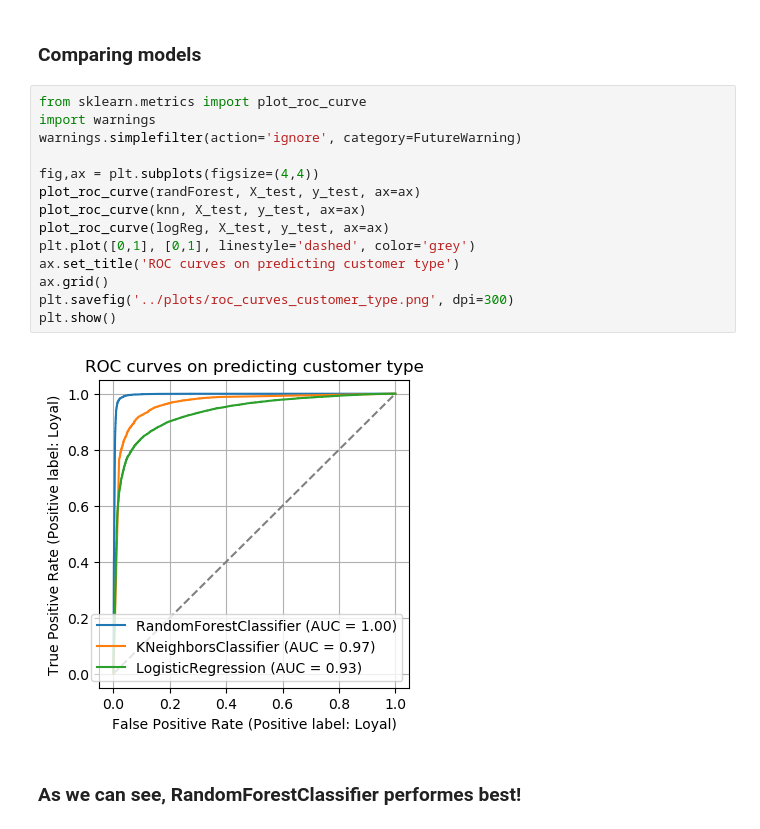
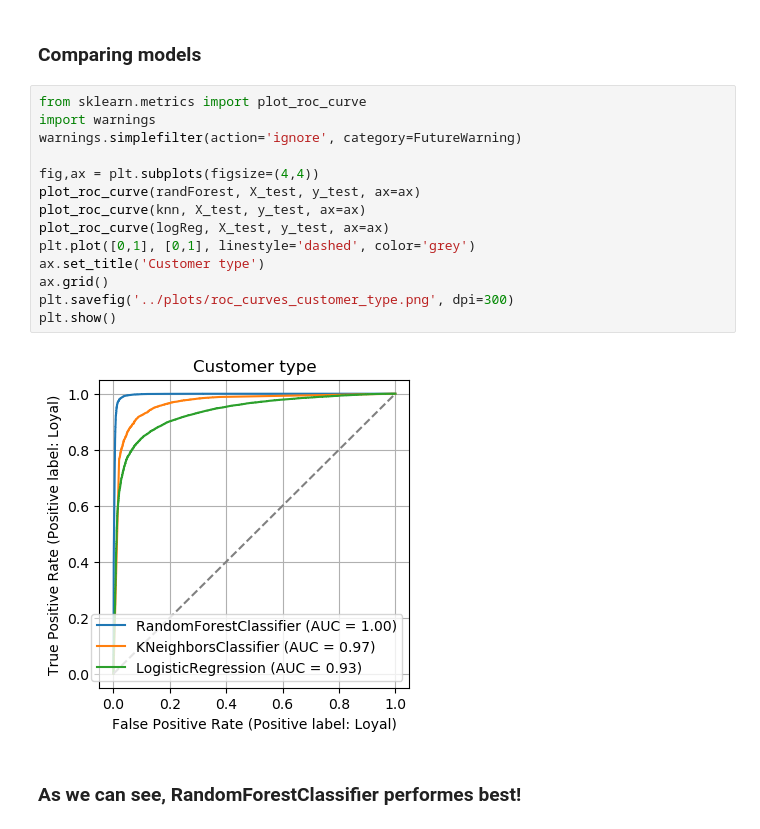
Before and after one commit to lukwies/Airline-Passenger-Satisfaction, a Jupyter notebook: notebooks/predict_customer_type.ipynb, the cells around one changed output. Cells and saved outputs as stored; diff of their text form.

Commit message:
Changed tite of roc curve plot

```diff
--- a/notebooks/predict_customer_type.ipynb
+++ b/notebooks/predict_customer_type.ipynb
@@ -304,18 +311,18 @@ weighted avg       0.92      0.89      0.90     32372
 # %%
 from sklearn.metrics import plot_roc_curve
 import warnings
 warnings.simplefilter(action='ignore', category=FutureWarning)
 
 fig,ax = plt.subplots(figsize=(4,4))
 plot_roc_curve(randForest, X_test, y_test, ax=ax)
 plot_roc_curve(knn, X_test, y_test, ax=ax)
 plot_roc_curve(logReg, X_test, y_test, ax=ax)
 plt.plot([0,1], [0,1], linestyle='dashed', color='grey')
-ax.set_title('ROC curves on predicting customer type')
+ax.set_title('Customer type')
 ax.grid()
 plt.savefig('../plots/roc_curves_customer_type.png', dpi=300)
 plt.show()
 # %% [output]
-[figure, old version]
+[figure, new version]
 # %% [markdown]
 ### As we can see, RandomForestClassifier performes best!
```
Also changed, not shown: parts of 2 cells of this notebook.
